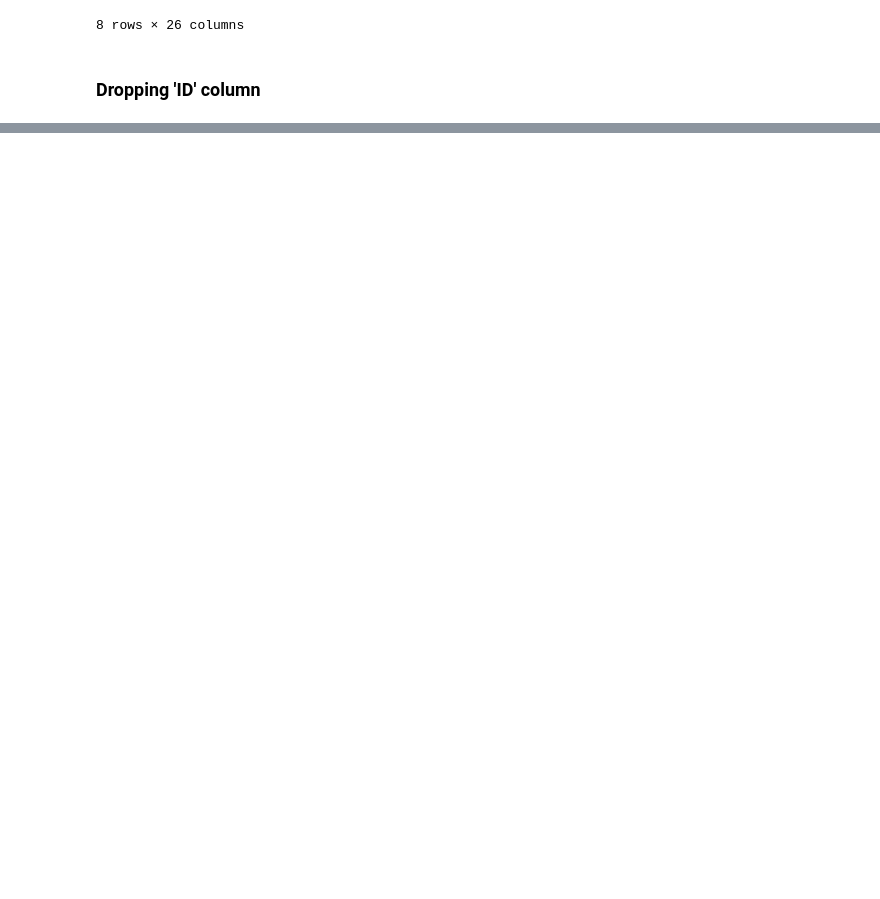
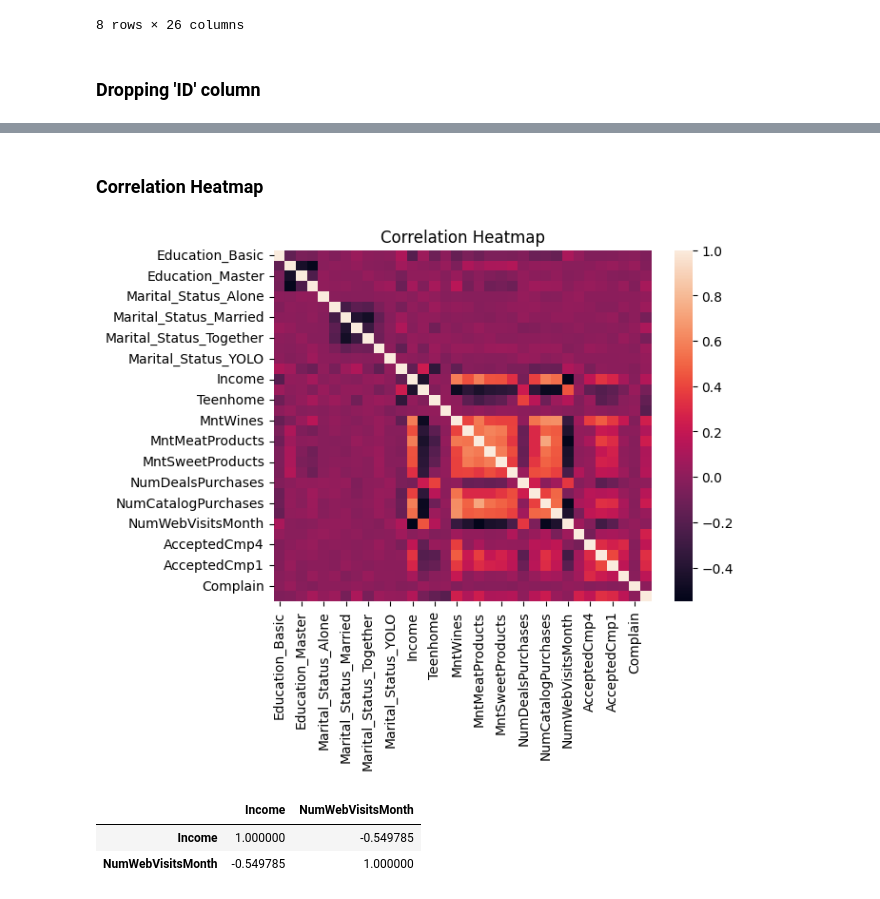
Before and after one commit to vikaschauhan734/customer_personality_analysis, a Jupyter notebook: notebook.ipynb, the cells around one changed output, grey strips where cells are left out. Cells and saved outputs as stored; diff of their text form; code cells hidden in the pictures; blank space fills up the shorter version.

```diff
--- a/notebook.ipynb
+++ b/notebook.ipynb
@@ -119,0 +233,2 @@ df.drop('ID',axis=1,inplace=True)
+# %%
+df.drop(['Z_CostContact','Z_Revenue'],axis=1,inplace=True)
@@ -119,0 +241,3 @@ df.drop('ID',axis=1,inplace=True)
+# %%
+ohe = pd.get_dummies(df[['Education','Marital_Status']],drop_first=True).astype(int)
+ohe
@@ -119,0 +258,3 @@ df.drop('ID',axis=1,inplace=True)
+# %%
+df = pd.concat([ohe,df.drop(['Education','Marital_Status'],axis=1)],axis=1)
+df
@@ -119,0 +275,16 @@ df.drop('ID',axis=1,inplace=True)
+# %% [markdown]
+### Correlation Heatmap
+# %%
+corr = df.corr()
+# %%
+sns.heatmap(corr,annot=False)
+plt.title("Correlation Heatmap")
+plt.show()
+# %% [output]
+[figure, added]
+# %%
+df[['Income','NumWebVisitsMonth']].corr()
+# %% [output]
+|  | Income | NumWebVisitsMonth |
+| Income | 1.000000 | -0.549785 |
+| NumWebVisitsMonth | -0.549785 | 1.000000 |
```
Also changed, not shown: parts of 51 cells of this notebook.
